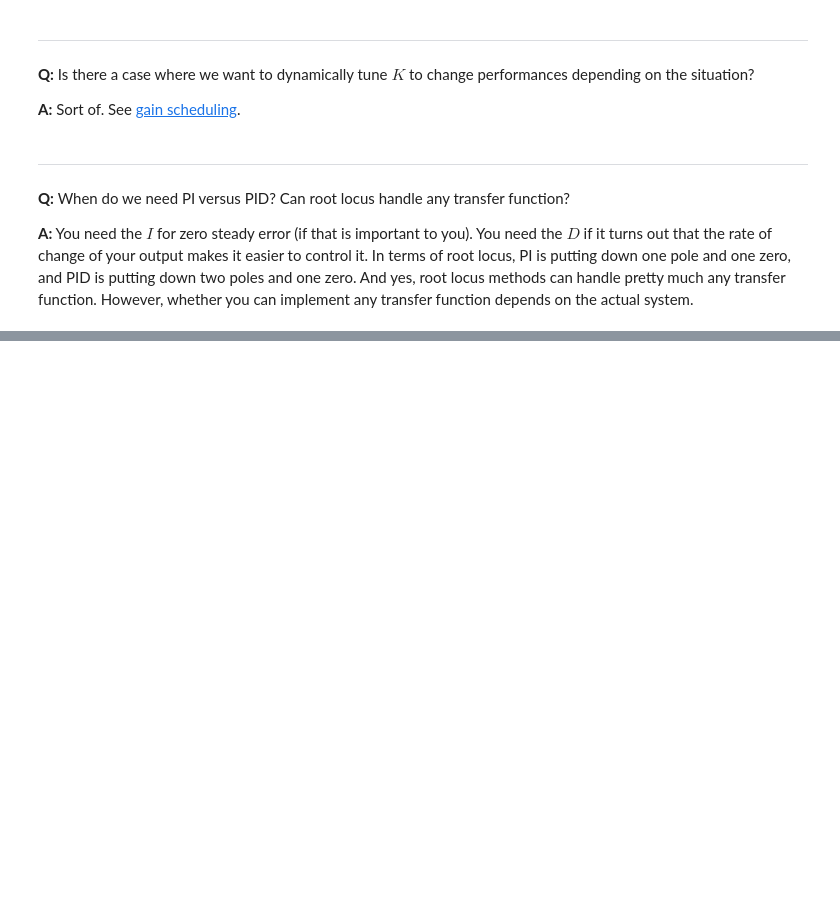
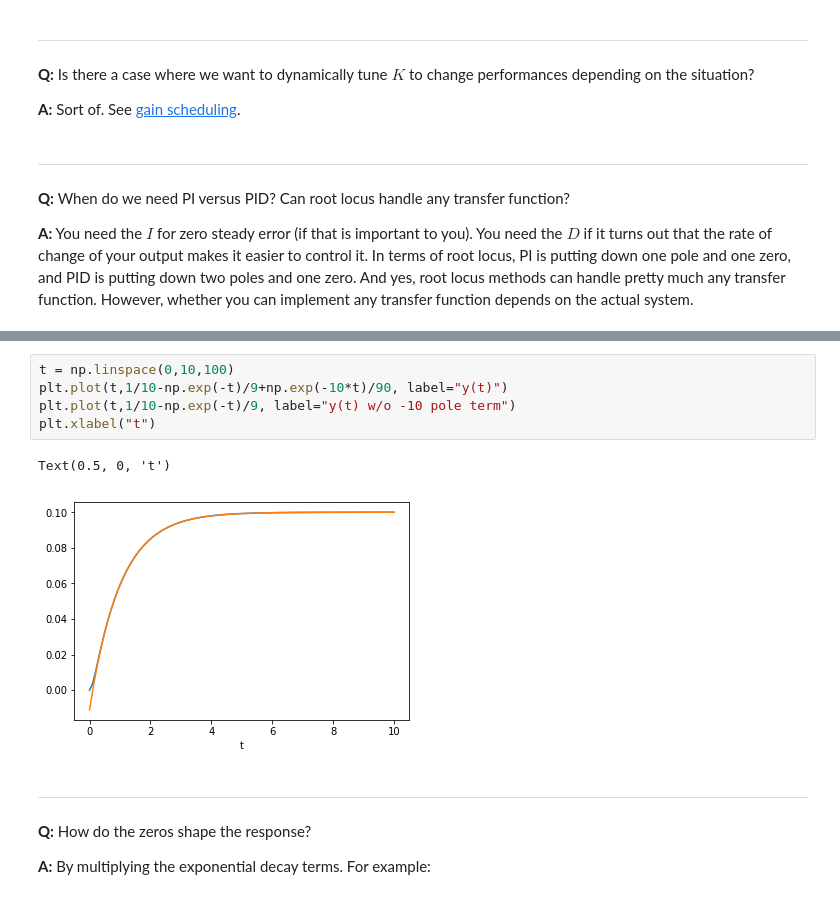
Before and after one commit to klavins/ECE447, a Jupyter notebook: lectures/FAQ.ipynb, the cells around one changed output, grey strips where cells are left out. Drawn from its saved outputs; the diff is of its cells as text; blank space fills up the shorter version.

```diff
--- a/lectures/FAQ.ipynb
+++ b/lectures/FAQ.ipynb
@@ -623,0 +641,13 @@ Many factory automation systems are open loop as well. For example, a car painti
+# %%
+t = np.linspace(0,10,100)
+plt.plot(t,1/10-np.exp(-t)/9+np.exp(-10*t)/90, label="y(t)")
+plt.plot(t,1/10-np.exp(-t)/9, label="y(t) w/o -10 pole term")
+plt.xlabel("t")
+# %% [output]
+Text(0.5, 0, 't')
+[figure, added]
+# %% [markdown]
+---
+**Q:** How do the zeros shape the response?
+
+**A:** By multiplying the exponential decay terms. For example:
```
Also changed, not shown: parts of 7 cells of this notebook, 4 other files.
